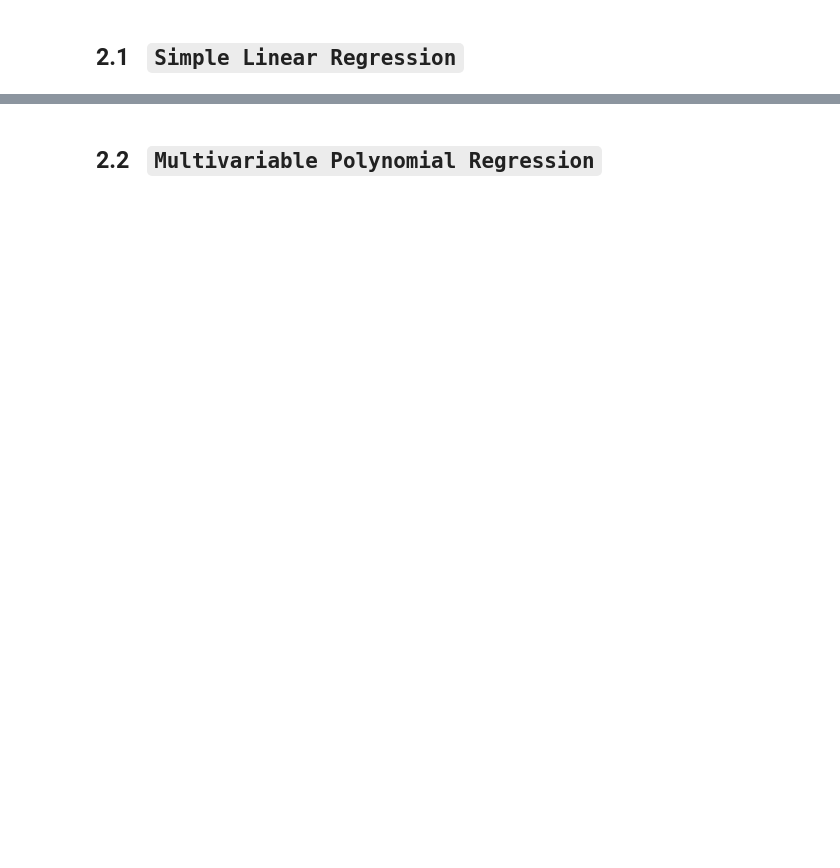
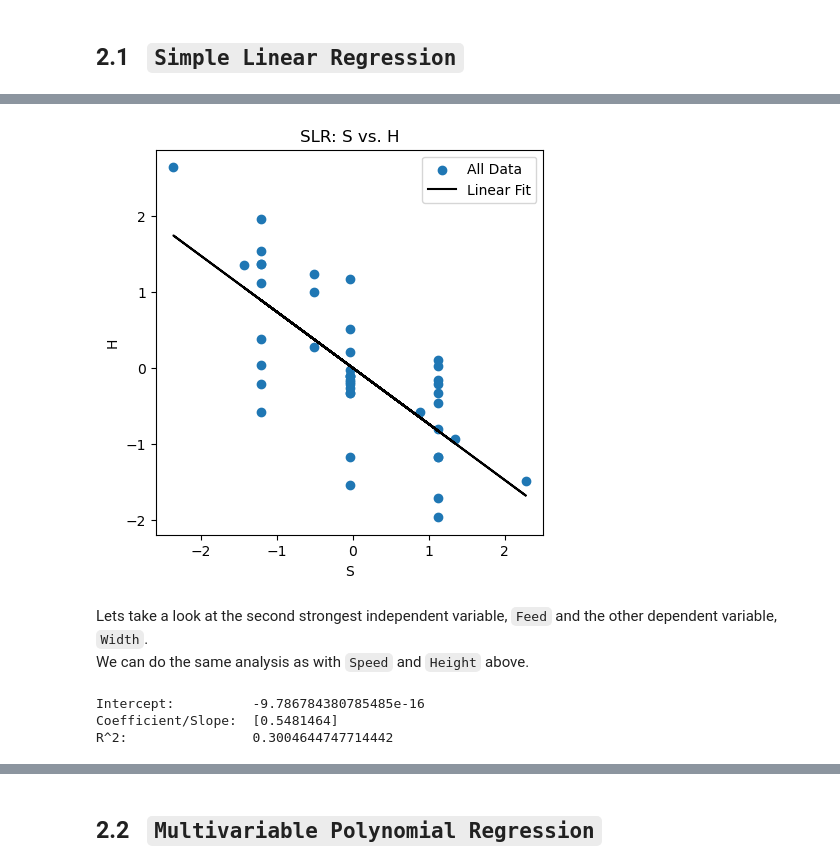
Before and after one commit to sokosaa/Machine-Learning-in-Mechanical-Engineering, a Jupyter notebook: HW3/HW3.ipynb, the cells around one changed output, grey strips where cells are left out. Drawn from its saved outputs; the diff is of its cells as text; code cells hidden in the pictures; blank space fills up the shorter version.

```diff
--- a/HW3/HW3.ipynb
+++ b/HW3/HW3.ipynb
@@ -222,0 +225,12 @@ Using our strongest independebnt and dependent variables, `Feed` and `Height` re
+# %%
+from sklearn.linear_model import LinearRegression
+
+x_S_all = df_all[['S']]  # double brackets keep x as a DataFrame even though it is only one column. using lowercase x though
+y_H_all = df_all['H']
+
+SLR_model_S_H = LinearRegression()
+SLR_model_S_H.fit(x_S_all, y_H_all)
+
+print('Intercept:         ', SLR_model_S_H.intercept_)
+print('Coefficient/Slope: ', SLR_model_S_H.coef_)
+print('R^2:               ', SLR_model_S_H.score(x_S_all,y_H_all))
@@ -222,0 +246,30 @@ Using our strongest independebnt and dependent variables, `Feed` and `Height` re
+# %%
+df_all['H_pred_from_S'] = SLR_model_S_H.predict(x_S_all)
+
+fig, ax1 = plt.subplots(figsize=(5, 5))
+ax1.scatter(df_all['S'], df_all['H'], label='All Data')
+ax1.plot(df_all['S'], df_all['H_pred_from_S'], color='black', label='Linear Fit')
+ax1.set_xlabel('S')
+ax1.set_ylabel('H')
+ax1.set_title('SLR: S vs. H')
+ax1.legend()
+plt.show()
+# %% [output]
+[figure, added]
+# %% [markdown]
+Lets take a look at the second strongest independent variable, `Feed` and the other dependent variable, `Width`.
+We can do the same analysis as with `Speed` and `Height` above.
+# %%
+x_F_all = df_all[['F']]
+y_W_all = df_all['W']
+
+SLR_model_F_W = LinearRegression()
+SLR_model_F_W.fit(x_F_all, y_W_all)
+
+print('Intercept:         ', SLR_model_F_W.intercept_)
+print('Coefficient/Slope: ', SLR_model_F_W.coef_)
+print('R^2:               ', SLR_model_F_W.score(x_F_all,y_W_all))
+# %% [output]
+Intercept:          -9.786784380785485e-16
+Coefficient/Slope:  [0.5481464]
+R^2:                0.3004644747714442
```
Also changed, not shown: parts of 10 cells of this notebook, 1 other file.
